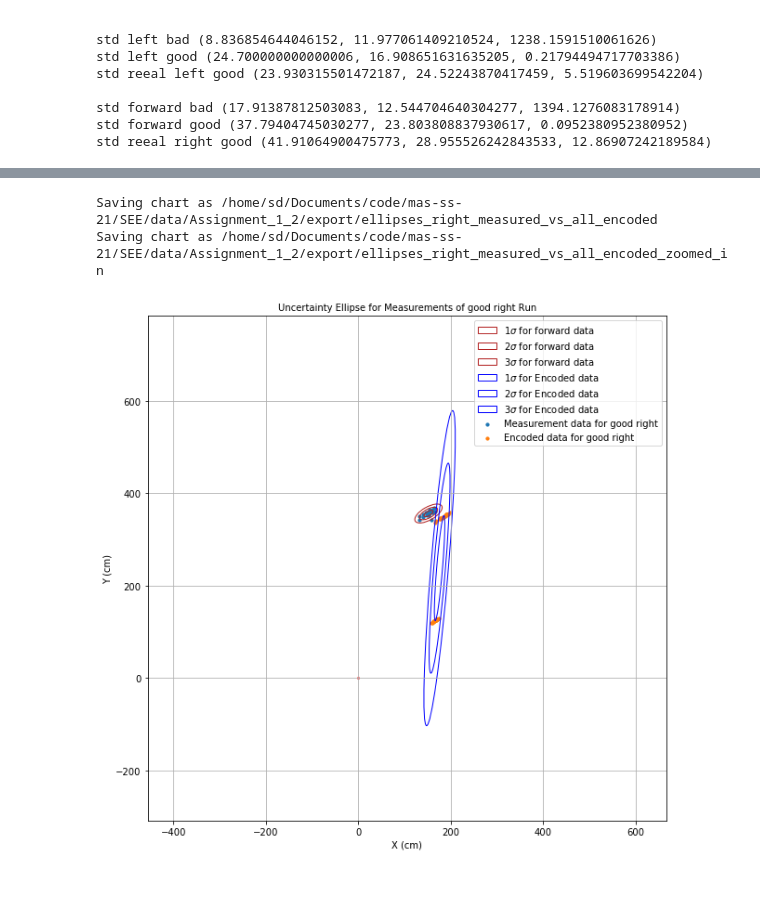
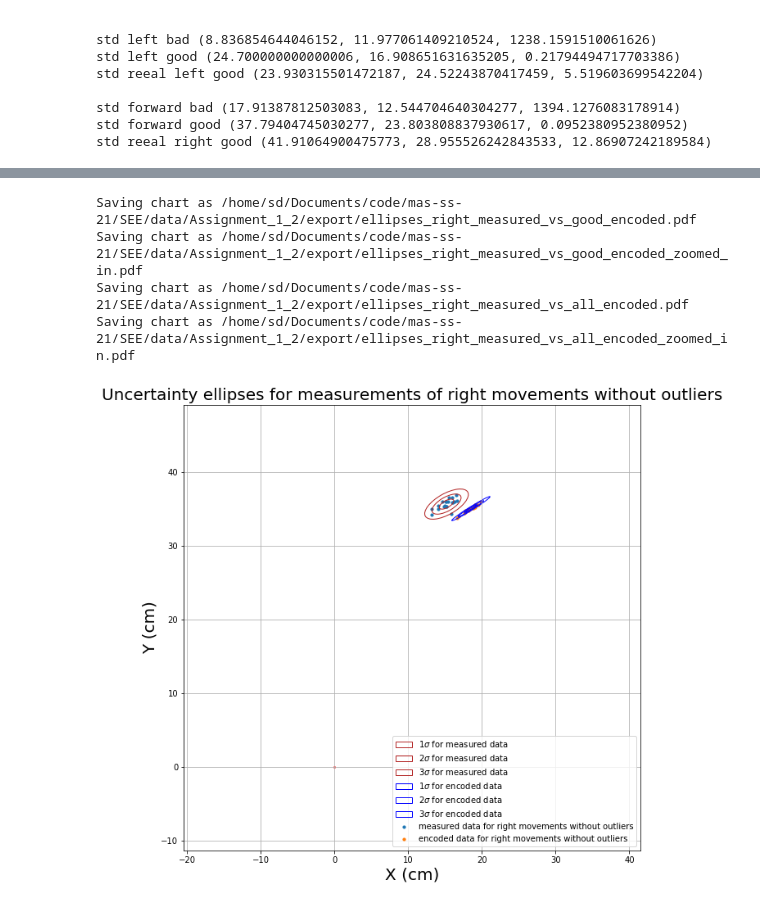
Before and after one commit to shalakasatheesh/SEE, a Jupyter notebook: codes/Plotting_measured_vs_encoded/plotting_plots.ipynb, the cells around one changed output, grey strips where cells are left out. Drawn from its saved outputs; the diff is of its cells as text; code cells hidden in the pictures.

```diff
--- a/codes/Plotting_measured_vs_encoded/plotting_plots.ipynb
+++ b/codes/Plotting_measured_vs_encoded/plotting_plots.ipynb
@@ -291,5 +299,5 @@ plt.show()
 # %%
-def plot_ellipse(x0, y0, *, x1=None, y1=None, title="Plot", filename=None, prefix_x1="Encoded", bounds=None):
+def plot_ellipse(x0, y0, *, x1=None, y1=None, title="Plot", filename=None, prefix_x1="encoded", bounds=None):
 
     def eigsorted(cov):
         vals, vecs = np.linalg.eigh(cov)
@@ -321,62 +329,83 @@ def plot_ellipse(x0, y0, *, x1=None, y1=None, title="Plot", filename=None, prefi
     ax.margins(0.3, 0.3)
 
     # Scatter plot x and y
-    plt.scatter(x0, y0, s=10, label = "Measurement data for " + title )
+    plt.scatter(x0, y0, s=10, label = "measured data for " + title )
 
     if x1 and y1:
         plt.scatter(x1, y1, s=10, label = f"{prefix_x1} data for " + title)
 
 
-    ellipses = get_ellipses(x0, y0, ax, "forward data")
+    ellipses = get_ellipses(x0, y0, ax, "measured data")
 
     if x1 and y1:
         ellipses.extend(get_ellipses(x1, y1, ax, f"{prefix_x1} data", 'blue'))
 
     # Plot
-    plt.title('Uncertainty Ellipse for Measurements of ' + title +' Run', fontsize= 10)
-    plt.xlabel('X (cm)', fontsize= 10)
-    plt.ylabel('Y (cm)', fontsize= 10)
+    plt.title('Uncertainty ellipses for measurements of ' + title, fontsize= 20)
+    plt.xlabel('X (cm)', fontsize= 20)
+    plt.ylabel('Y (cm)', fontsize= 20)
     ax.scatter(0, 0, c='red', s=3)
     plt.legend()
     plt.grid()
 #     ax.set_aspect('equal')
     plt.axis('equal')
 
     if bounds:
         ax.set_xbound(bounds["x_min"], bounds["x_max"])
         ax.set_ybound(bounds["y_min"], bounds["y_max"])
 
 
     if filename:
         print(f"Saving chart as {filename}")
-        plt.savefig(filename, dpi=500, format='svg')
+        plt.savefig(filename, format='pdf')
 
 
 bounds = {
-    "x_min": 100,
-    "x_max": 200,
-    "y_min": 300,
-    "y_max": 400,
+    "x_min": 10,
+    "x_max": 20,
+    "y_min": 30,
+    "y_max": 40,
 }
 plot_ellipse(
-    [p.x for p in transformed_right],
-    [p.y for p in transformed_right],
-    title='good right',
-    x1=[p.x for p in encoded_right],
-    y1=[p.y for p in encoded_right],
-    filename=os.path.join(export_folder, "ellipses_right_measured_vs_all_encoded"),
+    [p.x / 10.0 for p in transformed_right],
+    [p.y / 10.0 for p in transformed_right],
+    title='right movements without outliers',
+    x1=[p.x / 10.0 for p in encoded_right_good_ones],
+    y1=[p.y / 10.0 for p in encoded_right_good_ones],
+    filename=os.path.join(export_folder, "ellipses_right_measured_vs_good_encoded.pdf"),
 )
 
 plot_ellipse(
-    [p.x for p in transformed_right],
-    [p.y for p in transformed_right],
-    title='good right [zoomed in]',
-    x1=[p.x for p in encoded_right],
-    y1=[p.y for p in encoded_right],
-    filename=os.path.join(export_folder, "ellipses_right_measured_vs_all_encoded_zoomed_in"),
+    [p.x / 10.0 for p in transformed_right],
+    [p.y / 10.0 for p in transformed_right],
+    title='right movements without outliers [zoomed in]',
+    x1=[p.x / 10.0 for p in encoded_right_good_ones],
+    y1=[p.y / 10.0 for p in encoded_right_good_ones],
+    filename=os.path.join(export_folder, "ellipses_right_measured_vs_good_encoded_zoomed_in.pdf"),
     bounds=bounds
 )
+
+plot_ellipse(
+    [p.x / 10.0 for p in transformed_right],
+    [p.y / 10.0 for p in transformed_right],
+    title='right movements',
+    x1=[p.x / 10.0 for p in encoded_right],
+    y1=[p.y / 10.0 for p in encoded_right],
+    filename=os.path.join(export_folder, "ellipses_right_measured_vs_all_encoded.pdf"),
+)
+
+plot_ellipse(
+    [p.x / 10.0 for p in transformed_right],
+    [p.y / 10.0 for p in transformed_right],
+    title='right movements [zoomed in]',
+    x1=[p.x / 10.0 for p in encoded_right],
+    y1=[p.y / 10.0 for p in encoded_right],
+    filename=os.path.join(export_folder, "ellipses_right_measured_vs_all_encoded_zoomed_in.pdf"),
+    bounds=bounds
+)
 # %% [output]
-Saving chart as /home/sd/Documents/code/mas-ss-21/SEE/data/Assignment_1_2/export/ellipses_right_measured_vs_all_encoded
-Saving chart as /home/sd/Documents/code/mas-ss-21/SEE/data/Assignment_1_2/export/ellipses_right_measured_vs_all_encoded_zoomed_in
+Saving chart as /home/sd/Documents/code/mas-ss-21/SEE/data/Assignment_1_2/export/ellipses_right_measured_vs_good_encoded.pdf
+Saving chart as /home/sd/Documents/code/mas-ss-21/SEE/data/Assignment_1_2/export/ellipses_right_measured_vs_good_encoded_zoomed_in.pdf
+Saving chart as /home/sd/Documents/code/mas-ss-21/SEE/data/Assignment_1_2/export/ellipses_right_measured_vs_all_encoded.pdf
+Saving chart as /home/sd/Documents/code/mas-ss-21/SEE/data/Assignment_1_2/export/ellipses_right_measured_vs_all_encoded_zoomed_in.pdf
-[figure, old version]
+[figure, new version]
```
Also changed, not shown: parts of 4 cells of this notebook, 22 other files.
